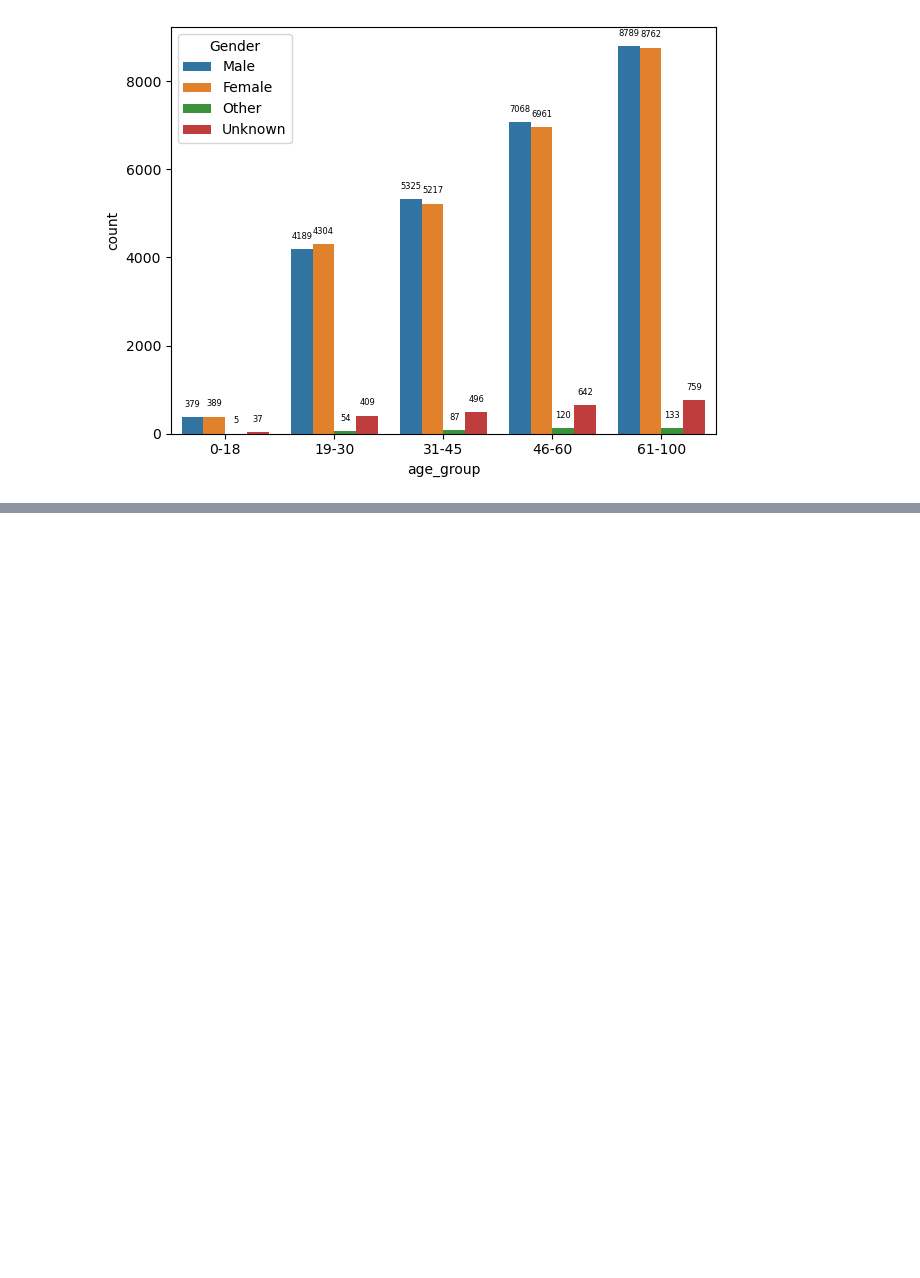
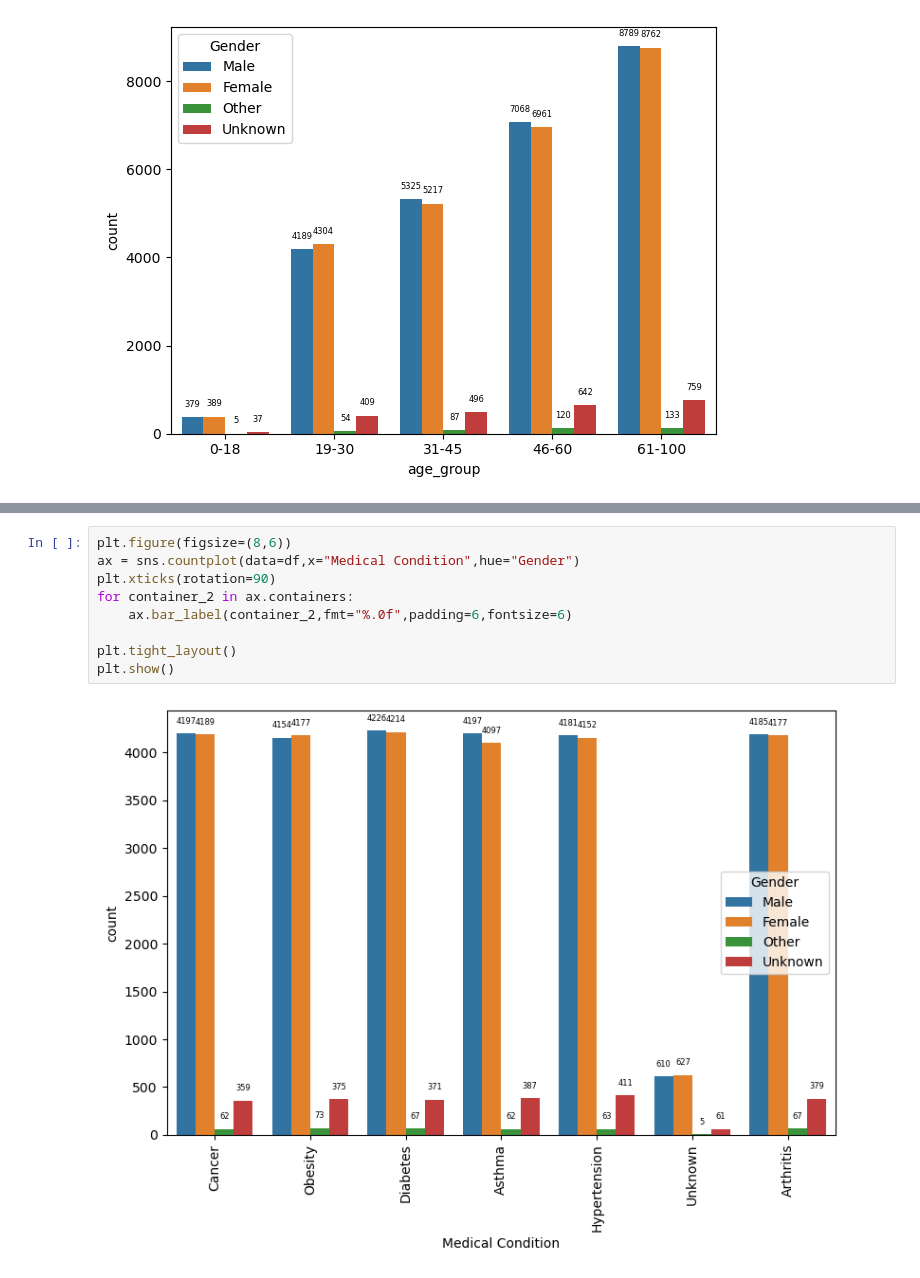
Before and after one commit to hey-rakesh/Healthcare-Patient-Analytics, a Jupyter notebook: notebook/visualisation.ipynb, the cells around one changed output, grey strips where cells are left out. Saved outputs shown, nothing was run; the diff lists cells and outputs as text; blank space fills up the shorter version.

```diff
--- a/notebook/visualisation.ipynb
+++ b/notebook/visualisation.ipynb
@@ -45,0 +55,11 @@ plt.show()
+# %%
+plt.figure(figsize=(8,6))
+ax = sns.countplot(data=df,x="Medical Condition",hue="Gender")
+plt.xticks(rotation=90)
+for container_2 in ax.containers:
+    ax.bar_label(container_2,fmt="%.0f",padding=6,fontsize=6)
+
+plt.tight_layout()
+plt.show()
+# %% [output]
+[figure, added]
```
Also changed, not shown: parts of 3 cells of this notebook.
